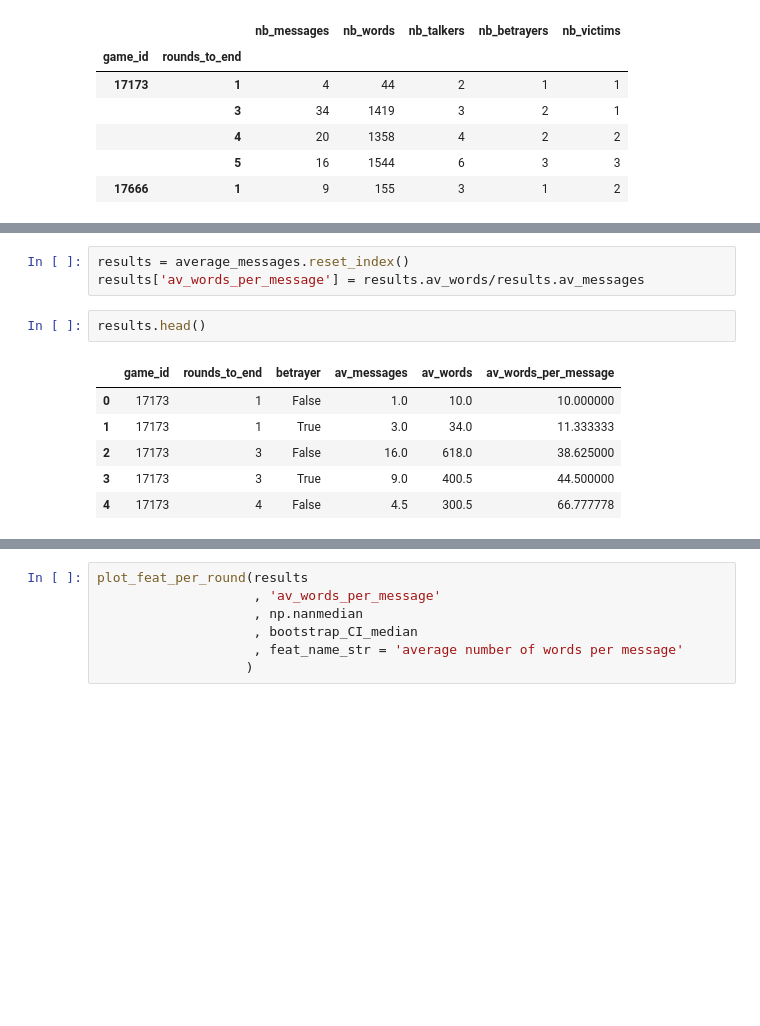
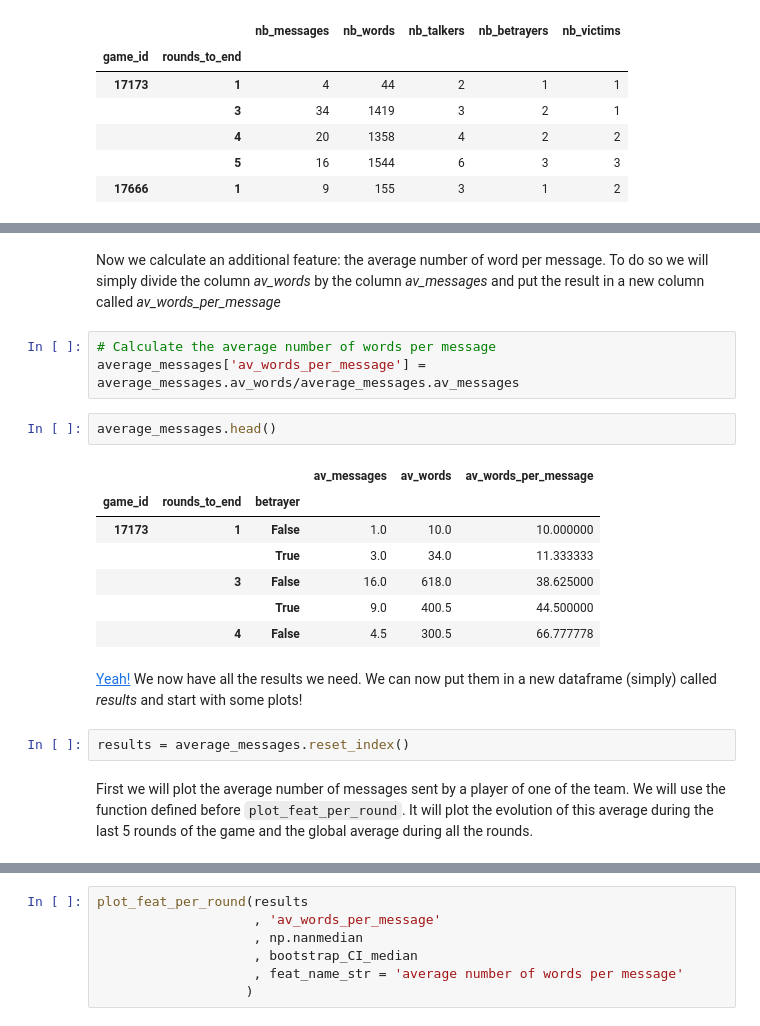
Before and after one commit to epfl-ada/ada-2020-project-milestone-p3-p3_bamboozled-gang, a Jupyter notebook: project_report.ipynb, the cells around one changed output, grey strips where cells are left out. Cells and saved outputs as stored; diff of their text form; blank space fills up the shorter version.

```diff
--- a/project_report.ipynb
+++ b/project_report.ipynb
@@ -1147,15 +1170,24 @@ average_messages.head()
+# %% [markdown]
+Now we calculate an additional feature: the average number of word per message. To do so we will simply divide the column *av_words* by the column *av_messages* and put the result in a new column called *av_words_per_message*
+# %%
+# Calculate the average number of words per message
+average_messages['av_words_per_message'] = average_messages.av_words/average_messages.av_messages
+# %%
+average_messages.head()
+# %% [output]
+|  |  |  | av_messages | av_words | av_words_per_message |
+| game_id | rounds_to_end | betrayer |  |  |  |
+| 17173 | 1 | False | 1.0 | 10.0 | 10.000000 |
+|  |  | True | 3.0 | 34.0 | 11.333333 |
+|  | 3 | False | 16.0 | 618.0 | 38.625000 |
+|  |  | True | 9.0 | 400.5 | 44.500000 |
+|  | 4 | False | 4.5 | 300.5 | 66.777778 |
+# %% [markdown]
+[Yeah!](https://www.youtube.com/watch?v=GxBSyx85Kp8) We now have all the results we need. We can now put them in a new dataframe (simply) called *results* and start with some plots!
 # %%
 results = average_messages.reset_index()
-results['av_words_per_message'] = results.av_words/results.av_messages
-# %%
-results.head()
-# %% [output]
-|  | game_id | rounds_to_end | betrayer | av_messages | av_words | av_words_per_message |
-| 0 | 17173 | 1 | False | 1.0 | 10.0 | 10.000000 |
-| 1 | 17173 | 1 | True | 3.0 | 34.0 | 11.333333 |
-| 2 | 17173 | 3 | False | 16.0 | 618.0 | 38.625000 |
-| 3 | 17173 | 3 | True | 9.0 | 400.5 | 44.500000 |
-| 4 | 17173 | 4 | False | 4.5 | 300.5 | 66.777778 |
+# %% [markdown]
+First we will plot the average number of messages sent by a player of one of the team. We will use the function defined before `plot_feat_per_round`. It will plot the evolution of this average during the last 5 rounds of the game and the global average during all the rounds.
 # %%
 plot_feat_per_round(results
                     , 'av_messages'
```
Also changed, not shown: parts of 38 cells of this notebook.
